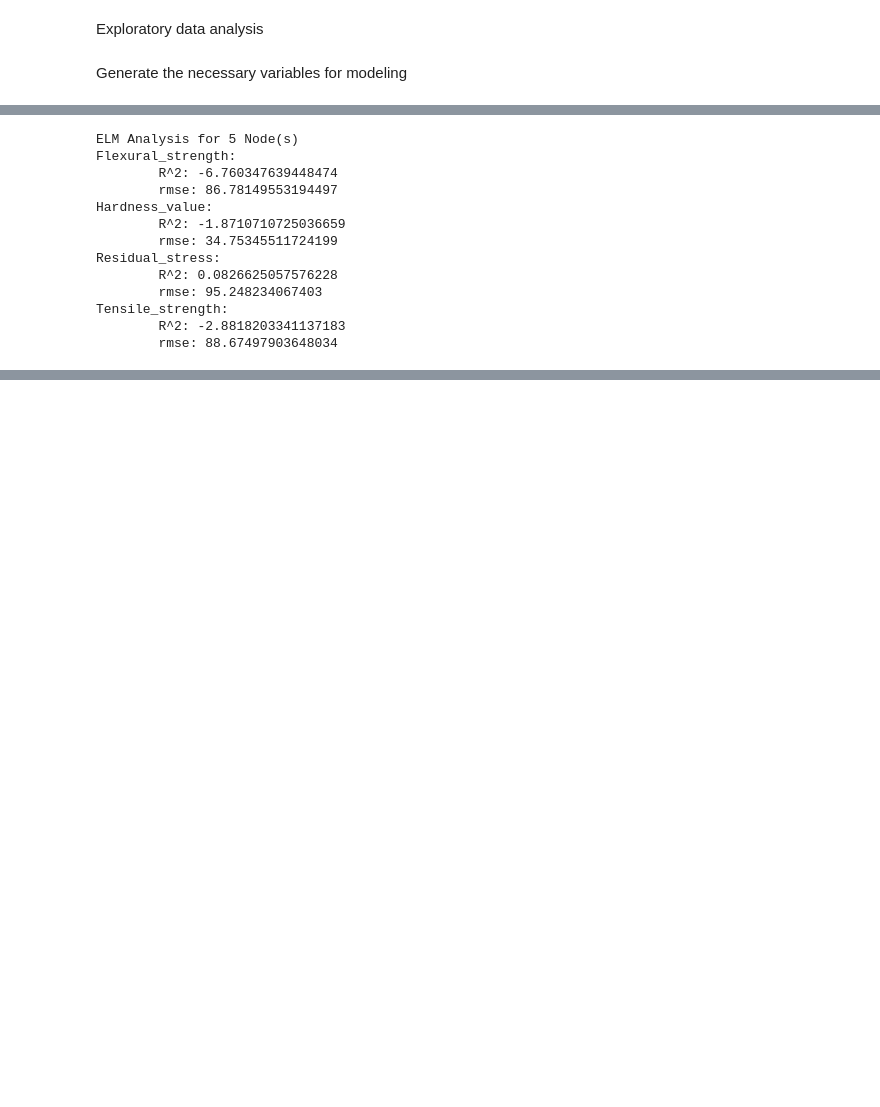
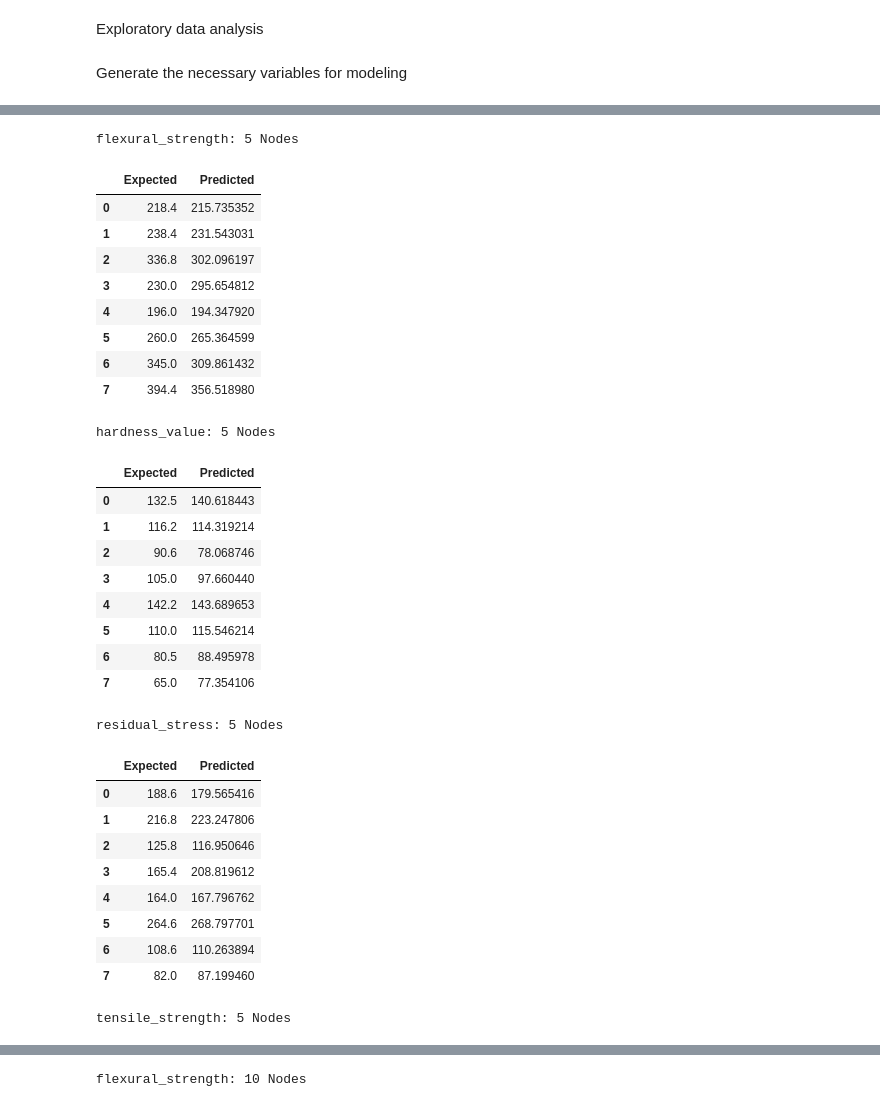
Before and after one commit to engrvitalis/Data-Analysis, a Jupyter notebook: ELM_Welding_Analysis4.ipynb, the cells around one changed output, grey strips where cells are left out. Cells and saved outputs as stored; diff of their text form; code cells hidden in the pictures; blank space fills up the shorter version.

```diff
--- a/ELM_Welding_Analysis4.ipynb
+++ b/ELM_Welding_Analysis4.ipynb
@@ -178,0 +107,6 @@ IndexError: tuple index out of range
+# %%
+# Split data in readiness for training.
+X_train, X_test, y_train, y_test = train_test_split(X, y, random_state=1, test_size=0.2)
+
+# Convert test data to dataframe and print it.
+y_test_df = pd.DataFrame(y_test, columns=['flexural_strength',	'hardness_value',	'residual_stress',	'tensile_strength'])
@@ -179,42 +115,73 @@ IndexError: tuple index out of range
 # %%
-metric
-for hidden_size in range(5, 6, 5):
-    metric = [hidden_size]
-    print(f'\nELM Analysis for {hidden_size} Node(s)')
+metrics = []
+for hidden_size in range(1000, 6500, 1000):
+    # print(f'\nELM Analysis for {hidden_size} Node(s)')
     for i in range(y.shape[1]):
+        metric = [y1.columns[i], int(hidden_size/200)]
         cols = y[:, i]
         X_train, X_test, y_train, y_test = train_test_split(X, cols,random_state=1, test_size=0.2)
 
+        tic = timeit.timeit() #Start timer
         input_size = X_train.shape[1]
-        # hidden_size = 5000
         input_weights = np.random.normal(size=[input_size,hidden_size])
         biases = np.random.normal(size=[hidden_size])
         output_weights = np.dot(pinv2(hidden_nodes(X_train)), y_train)
         prediction = predict(X_test)
+        toc = timeit.timeit() #Stop timer
+
+        # Display data
+        print(f'\n{y1.columns[i]}: {int(hidden_size/200)} Nodes')
+        a = []
+        for j in range(len(y_test)):
+            a.append([y_test[j], prediction[j]])
+        a_df = pd.DataFrame(a, columns=['Expected', 'Predicted'])
+        display(a_df)
 
         # Calculate the necessary metrics
         r2 = r2_score(prediction, y_test)
         mse = mean_squared_error(y_test, prediction)
         rmse = np.sqrt(mse)
         mad = MAD(y_test, prediction)
         mape = MAPE(y_test, prediction)
         ts = TS(y_test, prediction)
+        time = abs(toc - tic)
+
+        metric.extend([r2, mse, rmse, mad, mape, ts, time])   # Update metric
+        metrics.append(metric)  # Undate metrics
 
 
-        print(f'{y1.columns[i].capitalize()}:')
-        print(f'\tR^2: {(r2_score(prediction, y_test))}')
-        print(f'\trmse: {np.sqrt(mean_squared_error(y_test, prediction))}')
+metrics_df = pd.DataFrame(metrics, columns=['Variable', 'Nodes', 'R2', 'MSE', 'RMSE', 'MAD', 'MAPE', 'TS', 'Time'])
+
+display(metrics_df)
 # %% [output]
-ELM Analysis for 5 Node(s)
-Flexural_strength:
-        R^2: -6.760347639448474
-        rmse: 86.78149553194497
-Hardness_value:
-        R^2: -1.8710710725036659
-        rmse: 34.75345511724199
-Residual_stress:
-        R^2: 0.0826625057576228
-        rmse: 95.248234067403
-Tensile_strength:
-        R^2: -2.8818203341137183
-        rmse: 88.67497903648034
+flexural_strength: 5 Nodes
+|  | Expected | Predicted |
+| 0 | 218.4 | 215.735352 |
+| 1 | 238.4 | 231.543031 |
+| 2 | 336.8 | 302.096197 |
+| 3 | 230.0 | 295.654812 |
+| 4 | 196.0 | 194.347920 |
+| 5 | 260.0 | 265.364599 |
+| 6 | 345.0 | 309.861432 |
+| 7 | 394.4 | 356.518980 |
+hardness_value: 5 Nodes
+|  | Expected | Predicted |
+| 0 | 132.5 | 140.618443 |
+| 1 | 116.2 | 114.319214 |
+| 2 | 90.6 | 78.068746 |
+| 3 | 105.0 | 97.660440 |
+| 4 | 142.2 | 143.689653 |
+| 5 | 110.0 | 115.546214 |
+| 6 | 80.5 | 88.495978 |
+| 7 | 65.0 | 77.354106 |
+residual_stress: 5 Nodes
+|  | Expected | Predicted |
+| 0 | 188.6 | 179.565416 |
+| 1 | 216.8 | 223.247806 |
+| 2 | 125.8 | 116.950646 |
+| 3 | 165.4 | 208.819612 |
+| 4 | 164.0 | 167.796762 |
+| 5 | 264.6 | 268.797701 |
+| 6 | 108.6 | 110.263894 |
+| 7 | 82.0 | 87.199460 |
+tensile_strength: 5 Nodes
@@ -220,0 +197 @@ Tensile_strength:
+flexural_strength: 10 Nodes
```
Also changed, not shown: parts of 6 cells of this notebook, 1 other file.
